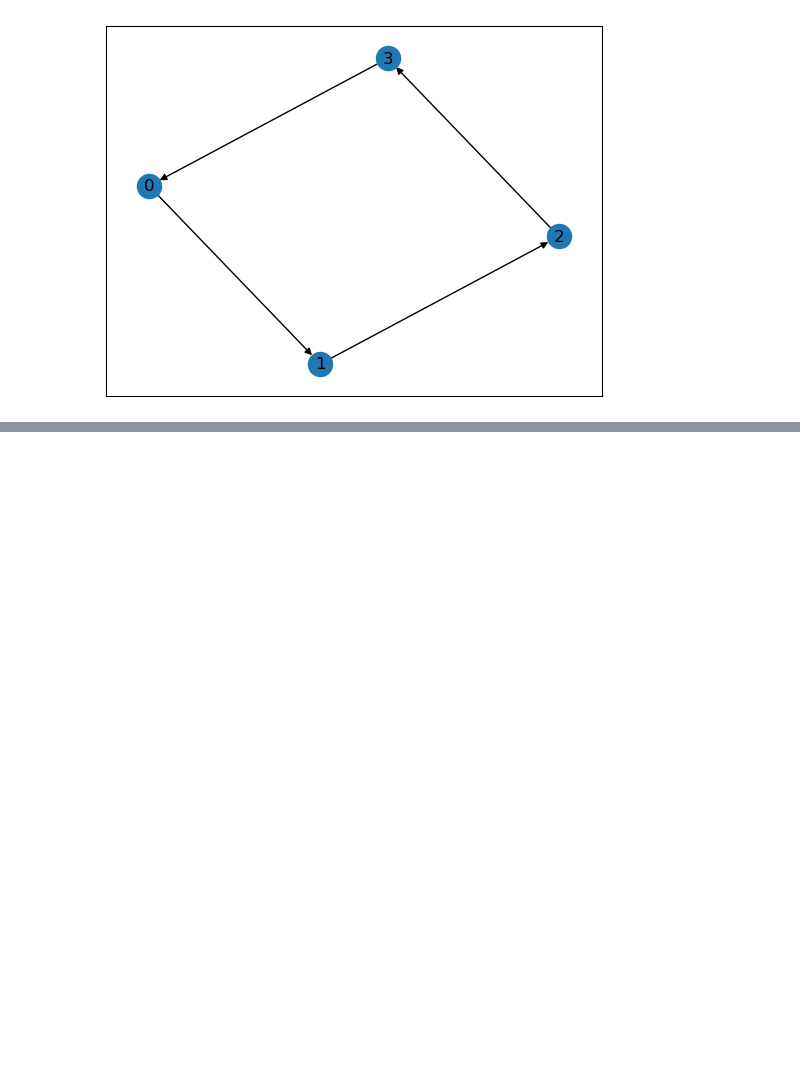
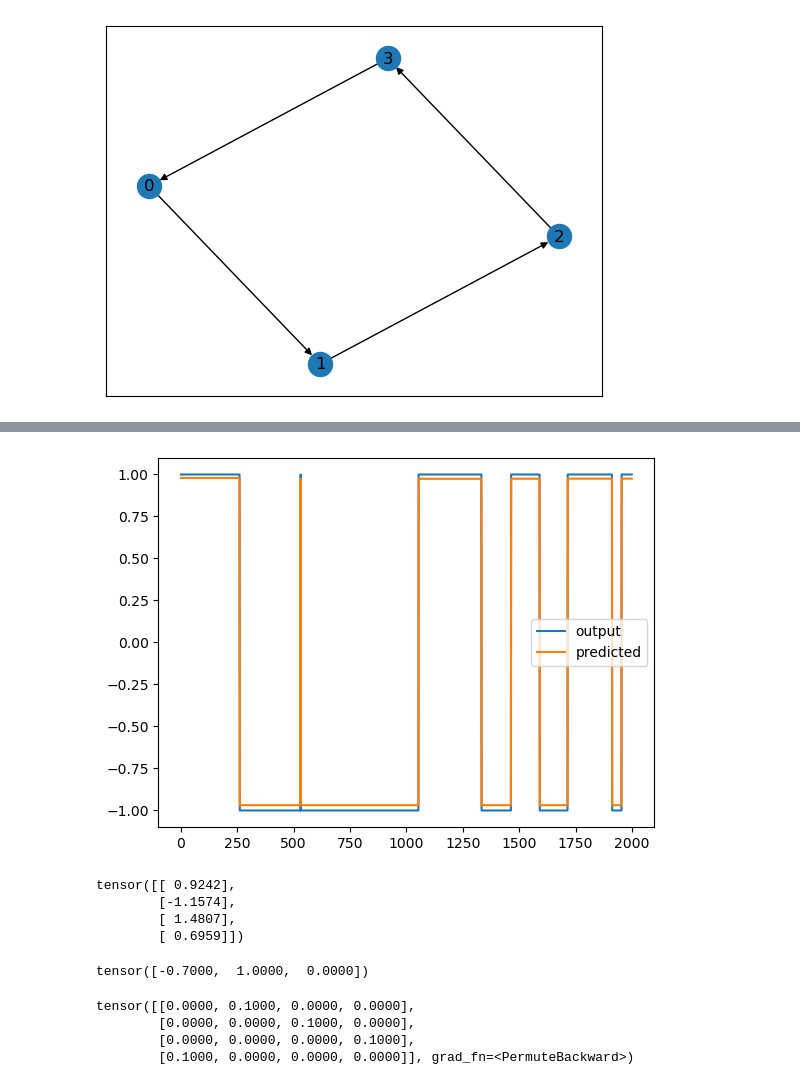
Before and after one commit to Muhfad/Excitable-Reservoirs, a Jupyter notebook: extracting.ipynb, the cells around one changed output, grey strips where cells are left out. Saved outputs shown, nothing was run; the diff lists cells and outputs as text; code cells hidden in the pictures; blank space fills up the shorter version.

```diff
--- a/extracting.ipynb
+++ b/extracting.ipynb
@@ -376 +384,31 @@ lossHistory = []
+# %%
+if False:
+    ctrnn = torch.zeros((seq_len+1, k))
+    ctrnn[0] = x_init
+    u, y, _ = sequence(seq_len, 0.01, 1, np.random.randint(0, 1e6))
+    u, y = torch.tensor(u), torch.tensor(y)
+    # u = torch.randn((seq_len, 1))
+    h_out, x_curr = extractor.forward(u[0], h=1)
+    ctrnn[1] = x_curr
+    y_out = torch.zeros_like(y)
+    y_out[0] = h_out
+    for t in range(1,seq_len):
+        # print(extractor.x)
+        # y_curr = y_out[t-1]
+        u_t = u[t]
+        h_out, ctrnn[t+1] = extractor.forward(u_t, h=1)
+        y_out[t] = h_out
+
+    noise1 = 0.001*torch.randn(seq_len+1)
+    noise2 = 0.001*torch.randn(seq_len+1)
+    noise3 = 0.001*torch.randn(seq_len+1)
+    noise4 = 0.001*torch.randn(seq_len+1)
+    plt.plot(ctrnn.detach()[:, 0] + noise1, label='$y_1$')
+    plt.plot(ctrnn.detach()[:, 1] + noise2, label='$y_2$')
+    plt.plot(ctrnn.detach()[:, 2] + noise3, label='$y_3$')
+    plt.plot(ctrnn.detach()[:, 3] + noise4, label='$y_4$')
+    plt.plot(y-0.1, label = 'output')
+    # plt.plot(u, label = 'input')
+    plt.legend()
+    plt.show()
 # %%
@@ -426,0 +505,29 @@ Loss at iteration 0 is  8.46234
+# %%
+n_start = 0
+n_step = 2000
+plt.plot(y[n_start:(n_start+n_steps)], label = 'output')
+plt.plot(y_out.detach()[n_start:(n_start+n_steps)], label = 'predicted')
+plt.legend()
+plt.show()
+# %% [output]
+[figure, added]
+# %%
+extractor.Win
+# %% [output]
+tensor([[ 0.9242],
+        [-1.1574],
+        [ 1.4807],
+        [ 0.6959]])
+# %%
+# seq_len1 = 2000
+# ctrnn = torch.zeros((seq_len1+1, k))
+extractor.p
+# %% [output]
+tensor([-0.7000,  1.0000,  0.0000])
+# %%
+extractor.Wp.T
+# %% [output]
+tensor([[0.0000, 0.1000, 0.0000, 0.0000],
+        [0.0000, 0.0000, 0.1000, 0.0000],
+        [0.0000, 0.0000, 0.0000, 0.1000],
+        [0.1000, 0.0000, 0.0000, 0.0000]], grad_fn=<PermuteBackward>)
```
Also changed, not shown: parts of 26 cells of this notebook.
